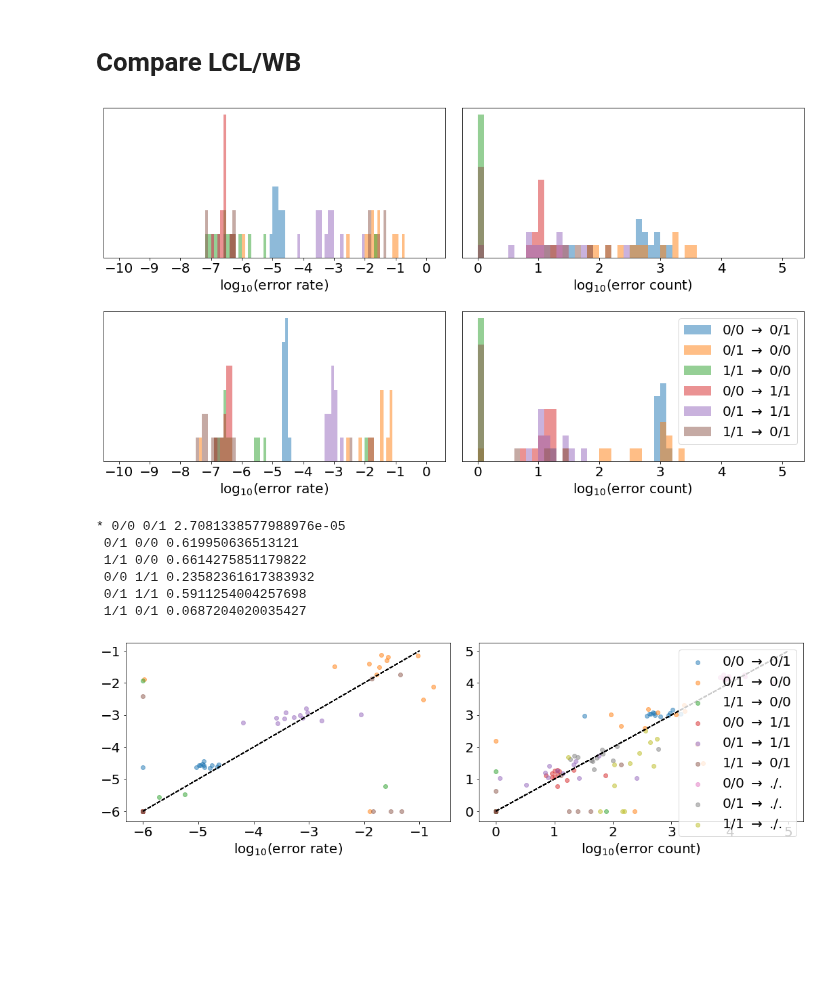
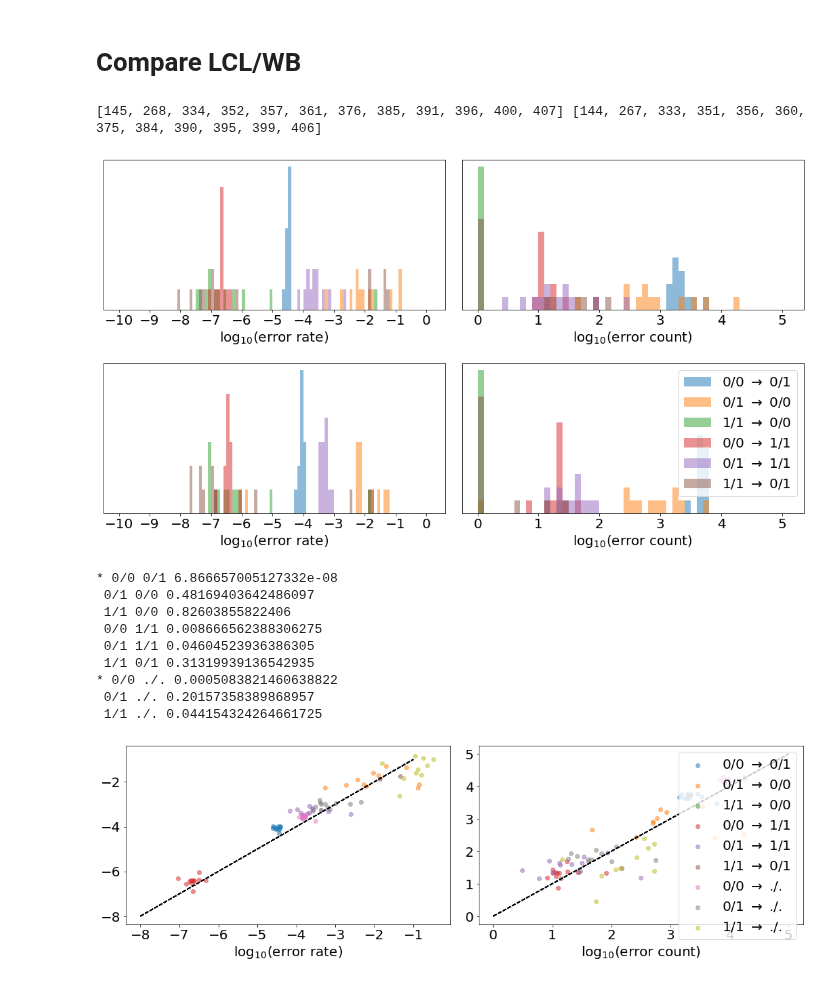
Before and after one commit to kpaskov/PhasingFamilies, a Jupyter notebook: parameter_estimation/Validate-With-Twins.ipynb, the cells around one changed output. Cells and saved outputs as stored; diff of their text form; code cells hidden in the pictures; blank space fills up the shorter version.

Commit message:
error estimation

```diff
--- a/parameter_estimation/Validate-With-Twins.ipynb
+++ b/parameter_estimation/Validate-With-Twins.ipynb
@@ -135,7 +51,7 @@ def pull_twins(twin_file, data_dir, samples):
     with open(twin_file, 'r') as f:
         for line in f:
             individuals = [x.split('_')[-1] for x in line.strip().split('\t') if 'LCL' not in x]
-            individuals = [x for x in individuals if x in samples]
+            individuals = [x for x in individuals if x in samples.sample_ids]
             if len(individuals) == 2:
                 twin_pairs.append(tuple(individuals))
 
@@ -161,7 +77,7 @@ def pull_twins(twin_file, data_dir, samples):
                             counts[twinpair_index, g[ind_to_index[twin1]], g[ind_to_index[twin2]]] += int(c)
     return twin_pairs, counts
 
-ihart_twins, ihart_twin_counts = pull_twins('../sibpair_similarity/ihart_identicals.txt', '../split_gen_ihart_HCR', ihart_samples)
+ihart_twins, ihart_twin_counts = pull_twins('../sibpair_similarity/ihart_identicals.txt', '../split_gen_ihart', ihart_samples)
 spark_exome_twins, spark_exome_twin_counts = pull_twins('../sibpair_similarity/spark_exome_identicals.txt', '../split_gen_spark_exome', spark_exome_samples)
 spark_twins, spark_twin_counts = pull_twins('../sibpair_similarity/spark_identicals.txt', '../split_gen_spark', spark_samples)
 # %% [output]
@@ -253,0 +173,6 @@ plt.show()
+# %%
+sample_id_to_sex = dict()
+with open('../data/v34.vcf.ped', 'r') as f:
+    for line in f:
+        pieces = line.strip().split()
+        sample_id_to_sex[pieces[1]] = pieces[4]
@@ -253,0 +211,30 @@ plt.show()
+# %%
+plt.figure(figsize=(15, 7))
+
+is_male = np.array([sample_id_to_sex[x.split('.')[-1]]=='1' for x in ihart_samples.sample_ids])
+
+plt.subplot(2, 1, 1)
+for i, (g, o) in enumerate([('0/0', '0/1'), ('0/1', '0/0'), ('1/1', '0/0'),
+                            ('0/0', '1/1'), ('0/1', '1/1'), ('1/1', '0/1'),
+                            #('0/0', './.'), ('0/1', './.'), ('1/1', './.')
+                           ]):
+    plt.hist(-np.clip(ihart_error_rates[ihart_samples.is_child & is_male, gens.index(g), obss.index(o)], 0, 10),
+             bins=np.arange(-10, 0.2, 0.1), label=r'%s $\rightarrow$ %s' % (g, o), alpha=0.5, density=True)
+
+    plt.xlabel('$\log_{10}$(error rate)')
+    plt.yticks([], [])
+    plt.xticks(np.arange(-10, 1))
+
+plt.subplot(2, 1, 2)
+for i, (g, o) in enumerate([('0/0', '0/1'), ('0/1', '0/0'), ('1/1', '0/0'),
+                            ('0/0', '1/1'), ('0/1', '1/1'), ('1/1', '0/1'),
+                            #('0/0', './.'), ('0/1', './.'), ('1/1', './.')
+                           ]):
+    plt.hist(-np.clip(ihart_error_rates[ihart_samples.is_child & ~is_male, gens.index(g), obss.index(o)], 0, 10),
+             bins=np.arange(-10, 0.2, 0.1), label=r'%s $\rightarrow$ %s' % (g, o), alpha=0.5, density=True)
+
+    plt.xlabel('$\log_{10}$(error rate)')
+    plt.yticks([], [])
+    plt.xticks(np.arange(-10, 1))
+
+plt.show()
@@ -254,10 +243,11 @@ plt.show()
 # %% [markdown]
 # Compare LCL/WB
 # %%
-lcl_samples = sorted(set([x for x in ihart_samples if 'LCL' in x]))
+lcl_samples = sorted(set([x for x, y in zip(ihart_samples, ihart_is_child) if 'LCL' in x and y]))
 wb_samples = sorted(set([x[:-4] for x in lcl_samples]))
 is_lcl = [ihart_samples.index(x) for x in lcl_samples]
 is_wb = [ihart_samples.index(x) for x in wb_samples]
+print(is_lcl, is_wb)
 
 plt.figure(figsize=(15, 12))
 
@@ -286,44 +276,47 @@ for i, (g, o) in enumerate([('0/0', '0/1'), ('0/1', '0/0'), ('1/1', '0/0'),
     plt.xticks(np.arange(6))
 
 plt.subplot(3, 2, 3)
 for i, (g, o) in enumerate([('0/0', '0/1'), ('0/1', '0/0'), ('1/1', '0/0'),
                             ('0/0', '1/1'), ('0/1', '1/1'), ('1/1', '0/1'),
                             #('0/0', './.'), ('0/1', './.'), ('1/1', './.')
                            ]):
     plt.hist(-np.clip(ihart_error_rates[is_wb, gens.index(g), obss.index(o)], 0, 10),
              bins=np.arange(-10, 0.2, 0.1), label=r'%s $\rightarrow$ %s' % (g, o), alpha=0.5, density=True)
     plt.xlabel('$\log_{10}$(error rate)')
     plt.yticks([], [])
     plt.xticks(np.arange(-10, 1))
 
 plt.subplot(3, 2, 4)
 for i, (g, o) in enumerate([('0/0', '0/1'), ('0/1', '0/0'), ('1/1', '0/0'),
                             ('0/0', '1/1'), ('0/1', '1/1'), ('1/1', '0/1'),
                             #('0/0', './.'), ('0/1', './.'), ('1/1', './.')
                            ]):
     plt.hist(np.clip(np.log10(ihart_error_counts[is_wb, gens.index(g), obss.index(o)]), 0, 5),
              bins=np.arange(0, 5.2, 0.1), label=r'%s $\rightarrow$ %s' % (g, o), alpha=0.5, density=True)
 
     plt.xlabel('$\log_{10}$(error count)')
     plt.yticks([], [])
     plt.xticks(np.arange(6))
 
 
 plt.legend()
 plt.tight_layout()
 plt.show()
 # %% [output]
+[145, 268, 334, 352, 357, 361, 376, 385, 391, 396, 400, 407] [144, 267, 333, 351, 356, 360, 375, 384, 390, 395, 399, 406]
-[figure, old version]
+[figure, new version]
 # %%
 plt.figure(figsize=(15, 5))
 
 plt.subplot(1, 2, 1)
 for i, (g, o) in enumerate([('0/0', '0/1'), ('0/1', '0/0'), ('1/1', '0/0'),
                             ('0/0', '1/1'), ('0/1', '1/1'), ('1/1', '0/1'),
-                            #('0/0', './.'), ('0/1', './.'), ('1/1', './.')
+                            ('0/0', './.'), ('0/1', './.'), ('1/1', './.')
                            ]):
-    plt.scatter(-np.clip(ihart_error_rates[is_lcl, gens.index(g), obss.index(o)], 0, 6),
-                -np.clip(ihart_error_rates[is_wb, gens.index(g), obss.index(o)], 0, 6),
+
+    indices = (ihart_error_counts[is_lcl, gens.index(g), obss.index(o)] >= 1) & (ihart_error_counts[is_wb, gens.index(g), obss.index(o)] >= 1)
+    plt.scatter(-np.clip(ihart_error_rates[is_lcl, gens.index(g), obss.index(o)][indices], 0, 8),
+                -np.clip(ihart_error_rates[is_wb, gens.index(g), obss.index(o)][indices], 0, 8),
                 label=r'%s $\rightarrow$ %s' % (g, o), alpha=0.5)
 
     #print(g, o, scipy.stats.ttest_rel(10.0**-ihart_error_rates[is_lcl, gens.index(g), obss.index(o)],
@@ -332,8 +325,8 @@ for i, (g, o) in enumerate([('0/0', '0/1'), ('0/1', '0/0'), ('1/1', '0/0'),
                                ihart_error_rates[is_wb, gens.index(g), obss.index(o)])
     print('*' if test.pvalue*9 < 0.05 else '', g, o, test.pvalue)
     plt.xlabel('$\log_{10}$(error rate)')
-    plt.xticks(np.arange(-6, 0))
-    plt.plot(np.arange(-6, 0), np.arange(-6, 0), color='black', linestyle='--')
+    plt.xticks(np.arange(-8, 0))
+    plt.plot(np.arange(-8, 0), np.arange(-8, 0), color='black', linestyle='--')
 
 
 plt.subplot(1, 2, 2)
@@ -341,8 +334,9 @@ for i, (g, o) in enumerate([('0/0', '0/1'), ('0/1', '0/0'), ('1/1', '0/0'),
                             ('0/0', '1/1'), ('0/1', '1/1'), ('1/1', '0/1'),
                             ('0/0', './.'), ('0/1', './.'), ('1/1', './.')
                            ]):
-    plt.scatter(np.clip(np.log10(ihart_error_counts[is_lcl, gens.index(g), obss.index(o)]), 0, 5),
-                np.clip(np.log10(ihart_error_counts[is_wb, gens.index(g), obss.index(o)]), 0, 5),
+    indices = (ihart_error_counts[is_lcl, gens.index(g), obss.index(o)] >= 1) & (ihart_error_counts[is_wb, gens.index(g), obss.index(o)] >= 1)
+    plt.scatter(np.clip(np.log10(ihart_error_counts[is_lcl, gens.index(g), obss.index(o)])[indices], 0, 5),
+                np.clip(np.log10(ihart_error_counts[is_wb, gens.index(g), obss.index(o)])[indices], 0, 5),
              label=r'%s $\rightarrow$ %s' % (g, o), alpha=0.5)
 
     plt.xlabel('$\log_{10}$(error count)')
@@ -353,10 +347,13 @@ plt.legend()
 plt.tight_layout()
 plt.show()
 # %% [output]
-* 0/0 0/1 2.7081338577988976e-05
- 0/1 0/0 0.619950636513121
- 1/1 0/0 0.6614275851179822
- 0/0 1/1 0.23582361617383932
- 0/1 1/1 0.5911254004257698
- 1/1 0/1 0.0687204020035427
+* 0/0 0/1 6.866657005127332e-08
+ 0/1 0/0 0.48169403642486097
+ 1/1 0/0 0.82603855822406
+ 0/0 1/1 0.008666562388306275
+ 0/1 1/1 0.04604523936386305
+ 1/1 0/1 0.31319939136542935
+* 0/0 ./. 0.0005083821460638822
+ 0/1 ./. 0.20157358389868957
+ 1/1 ./. 0.044154324264661725
-[figure, old version]
+[figure, new version]
```
Also changed, not shown: parts of 28 cells of this notebook, 4 other files.
